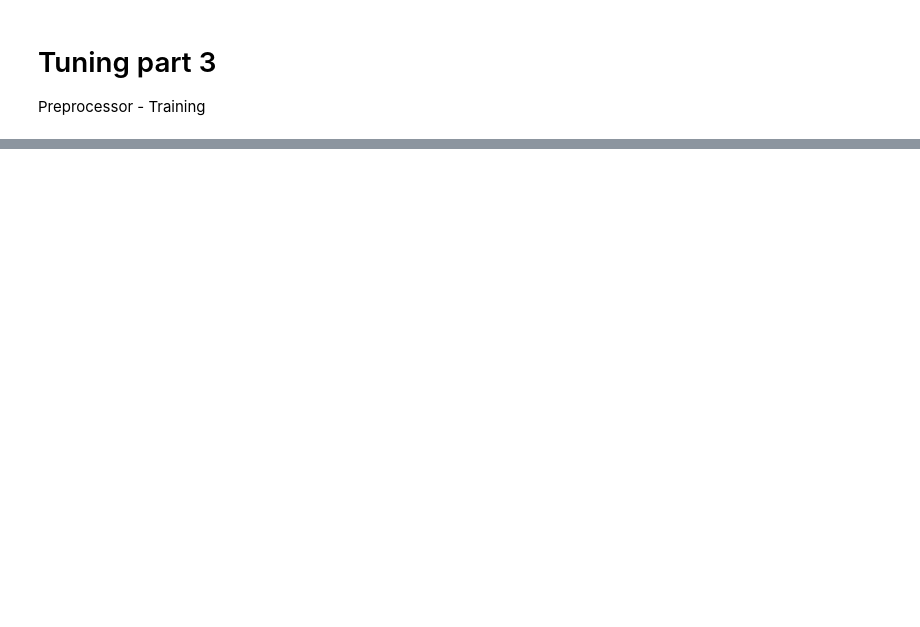
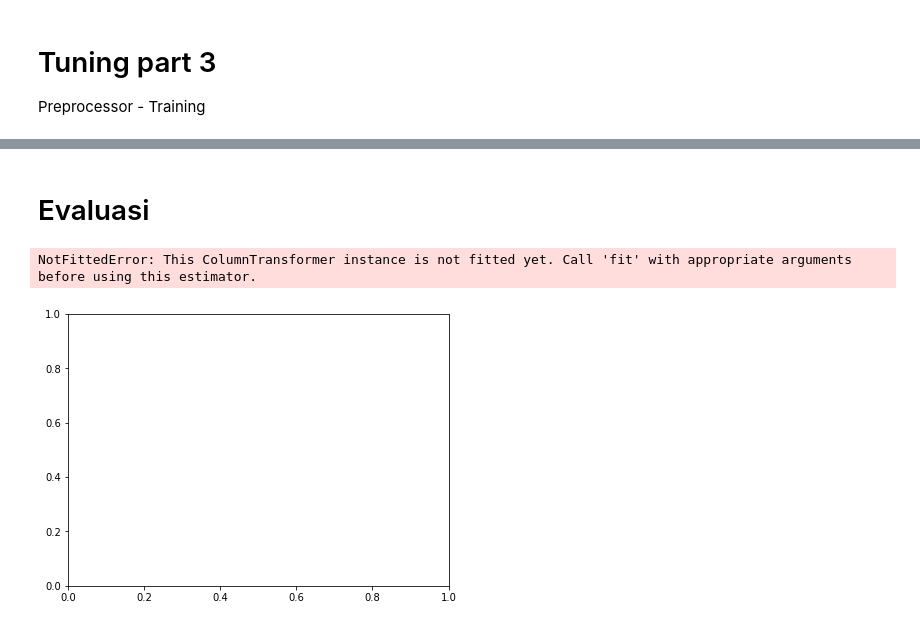
Before and after one commit to rshby/Supervised_Learning, a Jupyter notebook: House Price in India/House Price India - XgBoost Regression.ipynb, the cells around one changed output, grey strips where cells are left out. Drawn from its saved outputs; the diff is of its cells as text; code cells hidden in the pictures; blank space fills up the shorter version.

```diff
--- a/House Price in India/House Price India - XgBoost Regression.ipynb
+++ b/House Price in India/House Price India - XgBoost Regression.ipynb
@@ -246,7 +246,7 @@ Fitting 3 folds for each of 40 candidates, totalling 120 fits
 Preprocessor - Training
 # %%
 preprocessor = ColumnTransformer([
-    ('numeric', num_pipe(poly=2, scaling='minmax', transform='yeo-johnson'), ["Area", "No. of Bedrooms"]),
+    ('numeric', num_pipe(poly=2, scaling='standard', transform ='yeo-johnson'), ["Area", "No. of Bedrooms"]),
     ('categoric', cat_pipe(encoder='onehot'), ["Location",'Resale', 'MaintenanceStaff', 'ATM', 'Cafeteria'])
 ])
 
@@ -256,16 +256,16 @@ pipeline = Pipeline([
 ])
 
 parameter_tune = {
-    'prep__numeric__poly__degree': Integer(low=2, high=4),
+    'prep__numeric__poly__degree': Integer(low=2, high=14),
     'prep__numeric__poly__interaction_only': [True, False],
     'algo__max_depth': Integer(low=150, high=200),
-    'algo__learning_rate': Real(low=-1, high=0, prior='log-uniform'),
+    'algo__learning_rate': Real(low=-3, high=0, prior='log-uniform'),
     'algo__n_estimators': Integer(low=5, high=8),
     'algo__subsample': Real(low=0.5, high=0.65, prior='uniform'),
     'algo__gamma': Integer(low=1, high=2),
     'algo__colsample_bytree': Real(low=0.5, high=0.65, prior='uniform'),
-    'algo__reg_alpha': Real(low=-2, high=1, prior='log-uniform'),
-    'algo__reg_lambda': Real(low=-2, high=1, prior='log-uniform')
+    'algo__reg_alpha': Real(low=-2, high=6, prior='log-uniform'),
+    'algo__reg_lambda': Real(low=-2, high=6, prior='log-uniform')
 }
 
 model = RandomizedSearchCV(pipeline, parameter_tune , cv=3, n_iter=60, n_jobs=-1, verbose=1, random_state=42)
@@ -283,0 +280,7 @@ Fitting 3 folds for each of 60 candidates, totalling 180 fits
+# %% [markdown]
+# Evaluasi
+# %%
+plot_residual(X_train, y_train, X_test, y_test, model)
+# %% [output]
+NotFittedError: This ColumnTransformer instance is not fitted yet. Call 'fit' with appropriate arguments before using this estimator.
+[figure, added]
```
Also changed, not shown: parts of 6 cells of this notebook.
